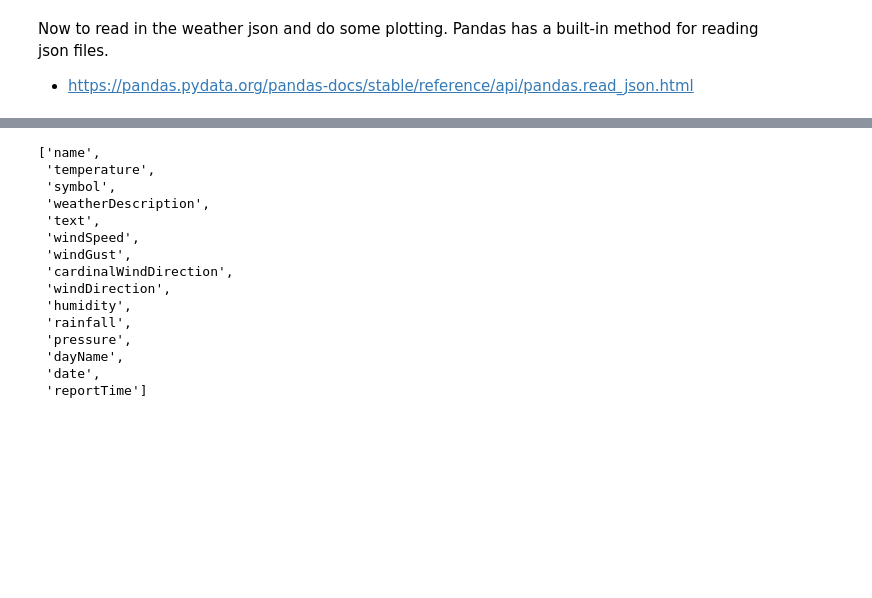
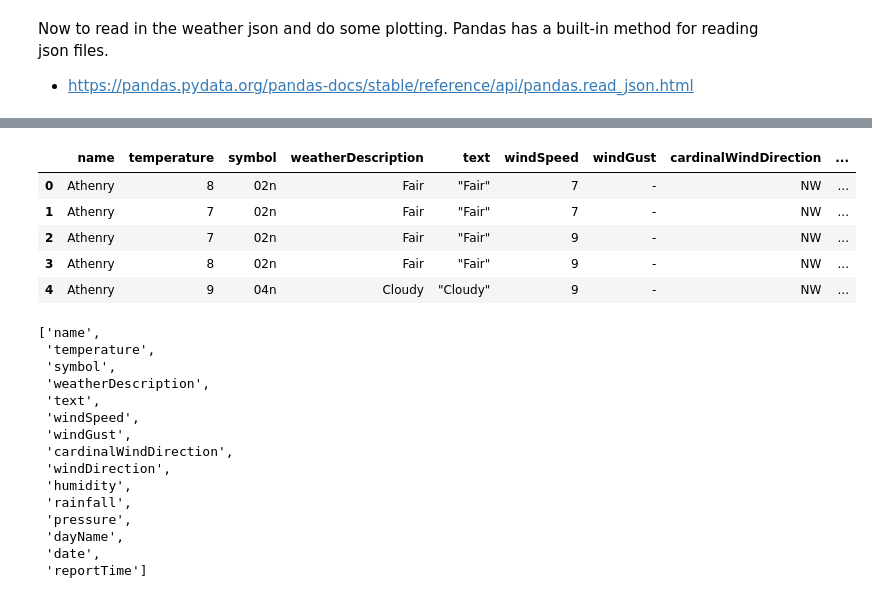
Before and after one commit to holmstead/computer_infrastructure, a Jupyter notebook: weather.ipynb, the cells around one changed output, grey strips where cells are left out. Cells and saved outputs as stored; diff of their text form; code cells hidden in the pictures; blank space fills up the shorter version.

```diff
--- a/weather.ipynb
+++ b/weather.ipynb
@@ -206,3 +184,13 @@ df
+# %%
+# view dataframe (truncated)
+df.head(5)
+# %% [output]
+|  | name | temperature | symbol | weatherDescription | text | windSpeed | windGust | cardinalWindDirection | ... |
+| 0 | Athenry | 8 | 02n | Fair | "Fair" | 7 | - | NW | ... |
+| 1 | Athenry | 7 | 02n | Fair | "Fair" | 7 | - | NW | ... |
+| 2 | Athenry | 7 | 02n | Fair | "Fair" | 9 | - | NW | ... |
+| 3 | Athenry | 8 | 02n | Fair | "Fair" | 9 | - | NW | ... |
+| 4 | Athenry | 9 | 04n | Cloudy | "Cloudy" | 9 | - | NW | ... |
 # %%
 # view headers
 df.columns.tolist()
```
Also changed, not shown: parts of 17 cells of this notebook.
